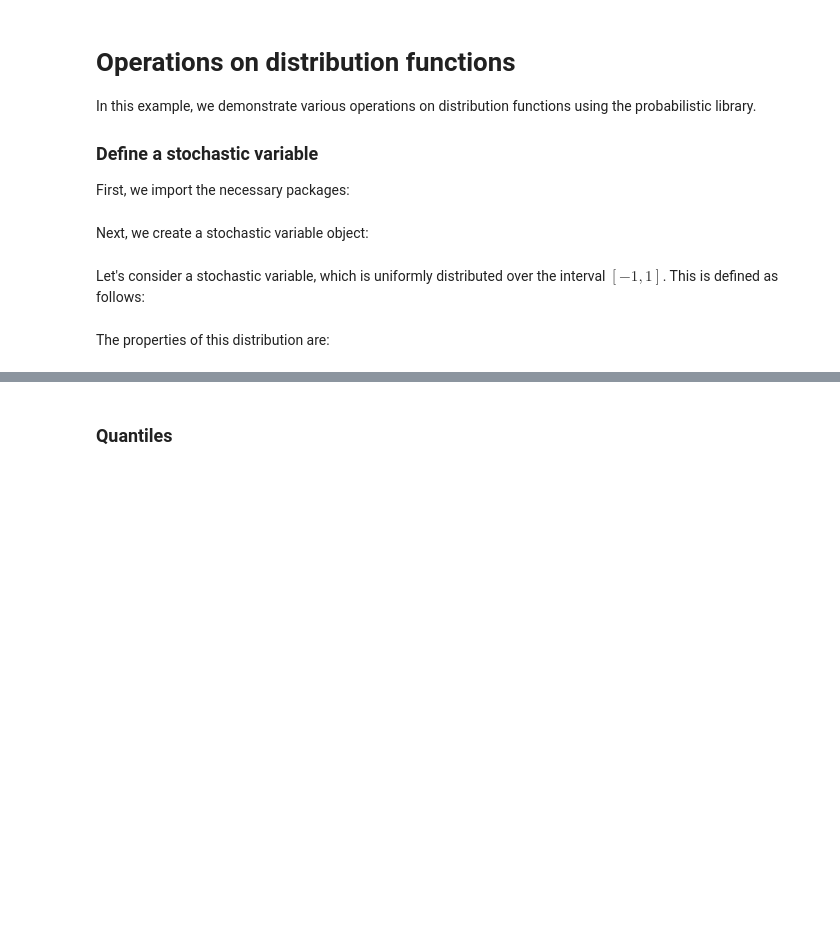
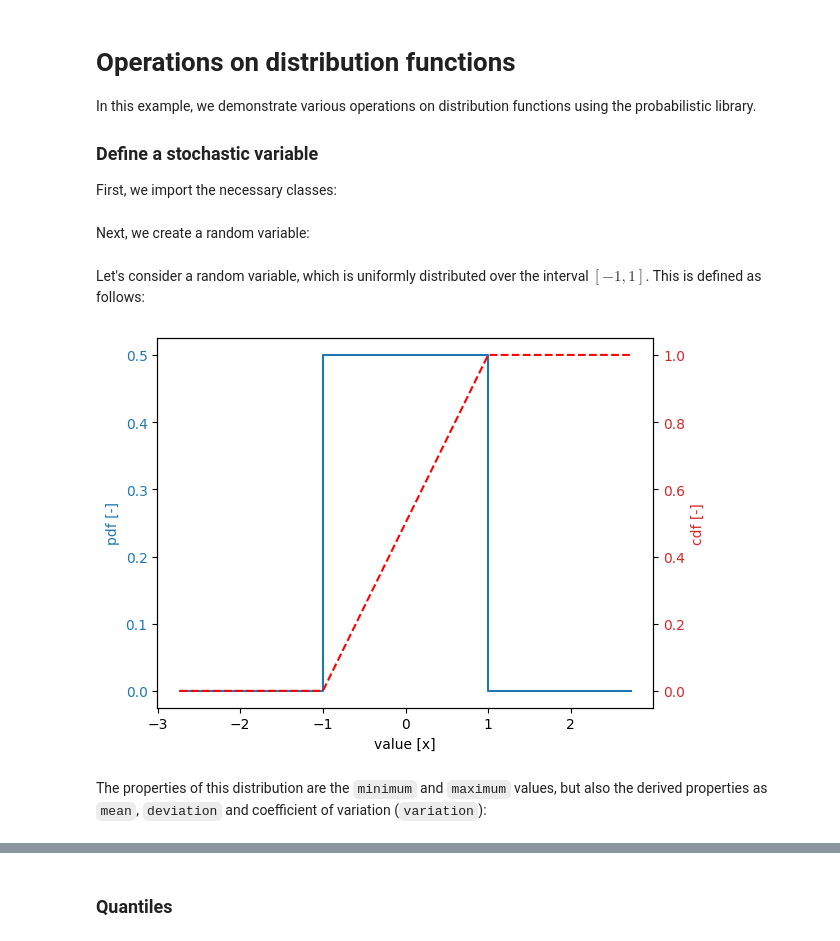
Before and after one commit to Deltares/ProbabilisticLibrary, a Jupyter notebook: sources/Deltares.Probabilistic.PWrapper.Notebooks/operations_on_distribution_functions.ipynb, the cells around one changed output, grey strips where cells are left out. Saved outputs shown, nothing was run; the diff lists cells and outputs as text; code cells hidden in the pictures; blank space fills up the shorter version.

```diff
--- a/sources/Deltares.Probabilistic.PWrapper.Notebooks/operations_on_distribution_functions.ipynb
+++ b/sources/Deltares.Probabilistic.PWrapper.Notebooks/operations_on_distribution_functions.ipynb
@@ -3,6 +3,6 @@
 In this example, we demonstrate various operations on distribution functions using the probabilistic library.
 
 ### Define a stochastic variable
-First, we import the necessary packages:
+First, we import the necessary classes:
 # %%
 from probabilistic_library import DistributionType, Stochast, StandardNormal
@@ -11,15 +9,19 @@ import numpy as np
 # %% [markdown]
-Next, we create a stochastic variable object:
+Next, we create a random variable:
 # %%
 stochast = Stochast()
 # %% [markdown]
-Let's consider a stochastic variable, which is uniformly distributed over the interval $[-1, 1]$. This is defined as follows:
+Let's consider a random variable, which is uniformly distributed over the interval $[-1, 1]$. This is defined as follows:
 # %%
 stochast.distribution = DistributionType.uniform
 stochast.minimum = -1
 stochast.maximum = 1
+
+stochast.plot()
+# %% [output]
+[figure, added]
 # %% [markdown]
-The properties of this distribution are:
+The properties of this distribution are the `minimum` and `maximum` values, but also the derived properties as `mean`, `deviation` and coefficient of variation (`variation`):
 # %%
 stochast.print()
 # %% [output]
```
Also changed, not shown: parts of 18 cells of this notebook, 19 other files.
